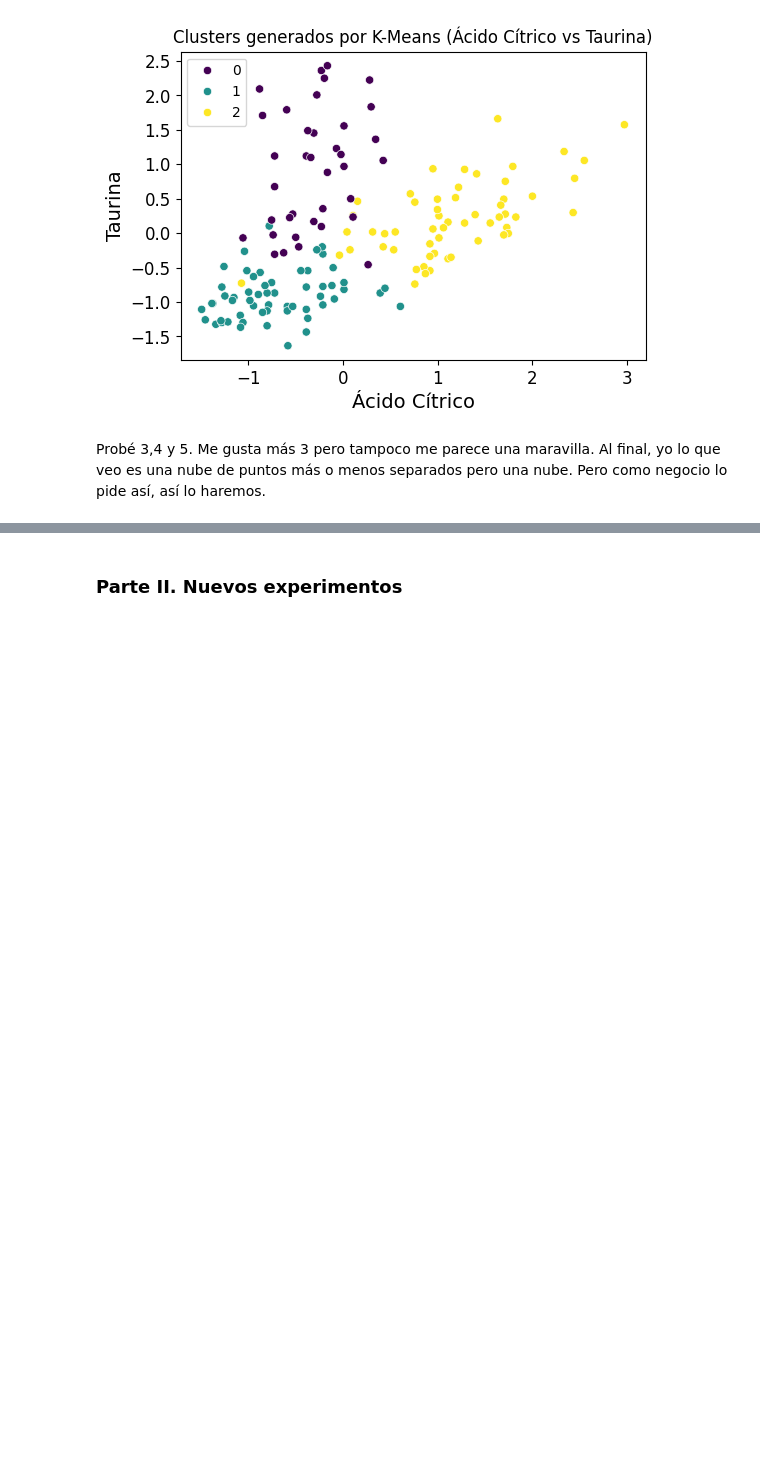
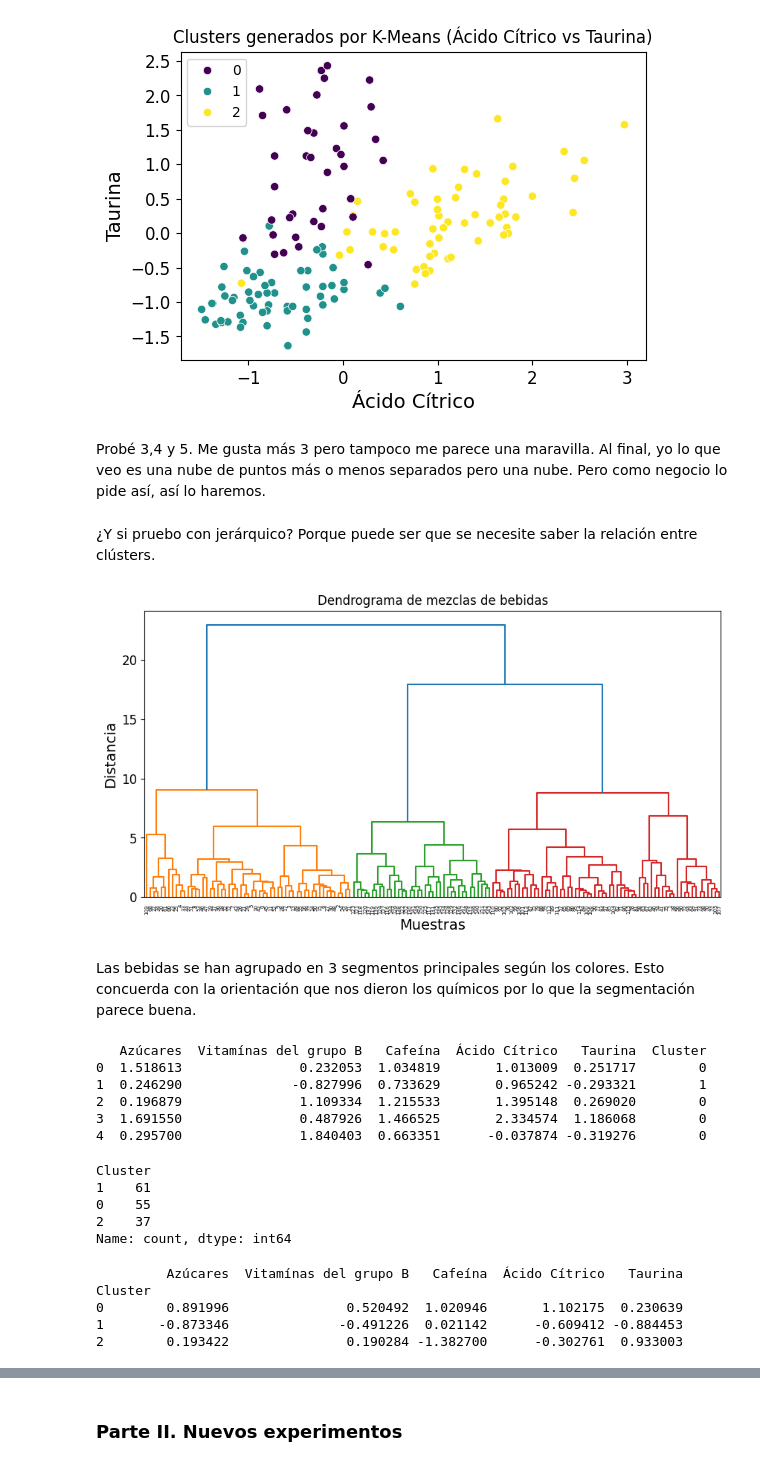
Before and after one commit to sheilarodriguez1989/ONLINE_DS_THEBRIDGE_SHEILARODRIGUEZ, a Jupyter notebook: 04_Machine_Learning/Sprint_13/Unidad_02/Practica_Obligatoria/18_Practica_Obligatoria_Clustering_II.ipynb, the cells around one changed output, grey strips where cells are left out. Saved outputs shown, nothing was run; the diff lists cells and outputs as text; code cells hidden in the pictures; blank space fills up the shorter version.

```diff
--- a/04_Machine_Learning/Sprint_13/Unidad_02/Practica_Obligatoria/18_Practica_Obligatoria_Clustering_II.ipynb
+++ b/04_Machine_Learning/Sprint_13/Unidad_02/Practica_Obligatoria/18_Practica_Obligatoria_Clustering_II.ipynb
@@ -379,3 +379,67 @@ for feature_x, feature_y in itertools.combinations(features_num, 2): #esto gener
 [figure]
 # %% [markdown]
 Probé 3,4 y 5. Me gusta más 3 pero tampoco me parece una maravilla. Al final, yo lo que veo es una nube de puntos más o menos separados pero una nube. Pero como negocio lo pide así, así lo haremos.
+# %% [markdown]
+¿Y si pruebo con jerárquico? Porque puede ser que se necesite saber la relación entre clústers.
+# %%
+from scipy.cluster.hierarchy import linkage, dendrogram
+import matplotlib.pyplot as plt
+
+# Aplicamos el clustering jerárquico
+linkage_matrix = linkage(data, method='ward')  # Puedes probar 'complete' o 'average'
+
+# Dibujamos el dendrograma
+plt.figure(figsize=(10, 5))
+dendrogram(linkage_matrix)
+plt.title("Dendrograma de mezclas de bebidas")
+plt.xlabel("Muestras")
+plt.ylabel("Distancia")
+plt.show()
+# %% [output]
+[figure, added]
+# %% [markdown]
+Las bebidas se han agrupado en 3 segmentos principales según los colores. Esto concuerda con la orientación que nos dieron los químicos por lo que la segmentación parece buena.
+# %%
+from sklearn.cluster import AgglomerativeClustering
+
+# Definir el número de clusters basado en el dendrograma
+num_clusters = 3  # Puedes probar con 4 o 5 también
+
+# Crear el modelo
+agg_clustering = AgglomerativeClustering(n_clusters=num_clusters, linkage='ward')
+
+# Ajustar el modelo y obtener etiquetas
+labels = agg_clustering.fit_predict(data)
+
+# Agregar etiquetas al dataset
+data['Cluster'] = labels
+
+# Ver los primeros resultados
+print(data.head())
+# %% [output]
+   Azúcares  Vitamínas del grupo B   Cafeína  Ácido Cítrico   Taurina  Cluster
+0  1.518613               0.232053  1.034819       1.013009  0.251717        0
+1  0.246290              -0.827996  0.733629       0.965242 -0.293321        1
+2  0.196879               1.109334  1.215533       1.395148  0.269020        0
+3  1.691550               0.487926  1.466525       2.334574  1.186068        0
+4  0.295700               1.840403  0.663351      -0.037874 -0.319276        0
+# %%
+# Contar elementos por cluster
+cluster_counts = data['Cluster'].value_counts()
+print(cluster_counts)
+# %% [output]
+Cluster
+1    61
+0    55
+2    37
+Name: count, dtype: int64
+# %%
+#Perfil del cluster
+cluster_means = data.groupby('Cluster').mean()
+print(cluster_means)
+# %% [output]
+         Azúcares  Vitamínas del grupo B   Cafeína  Ácido Cítrico   Taurina
+Cluster
+0        0.891996               0.520492  1.020946       1.102175  0.230639
+1       -0.873346              -0.491226  0.021142      -0.609412 -0.884453
+2        0.193422               0.190284 -1.382700      -0.302761  0.933003
```
Also changed, not shown: parts of 3 cells of this notebook.
